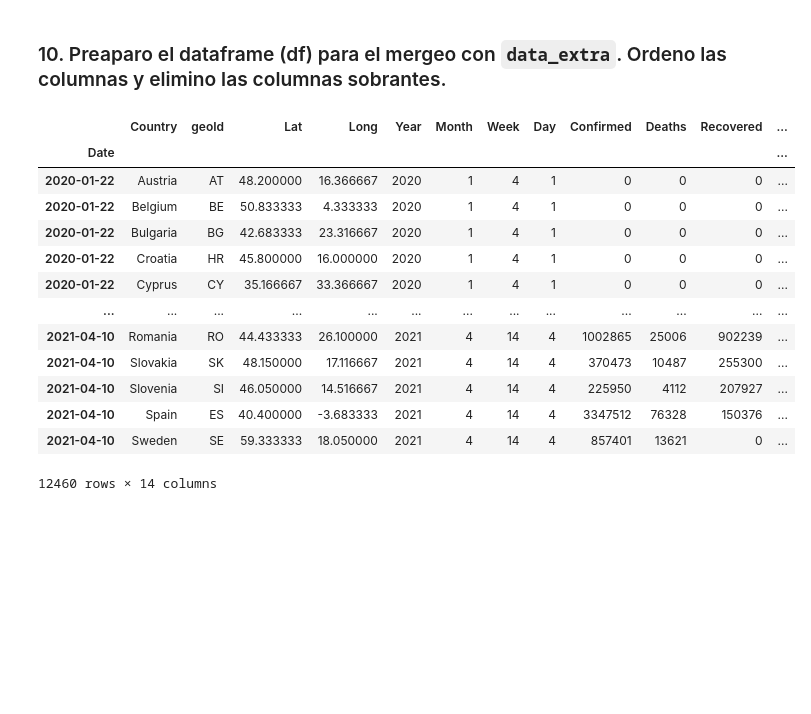
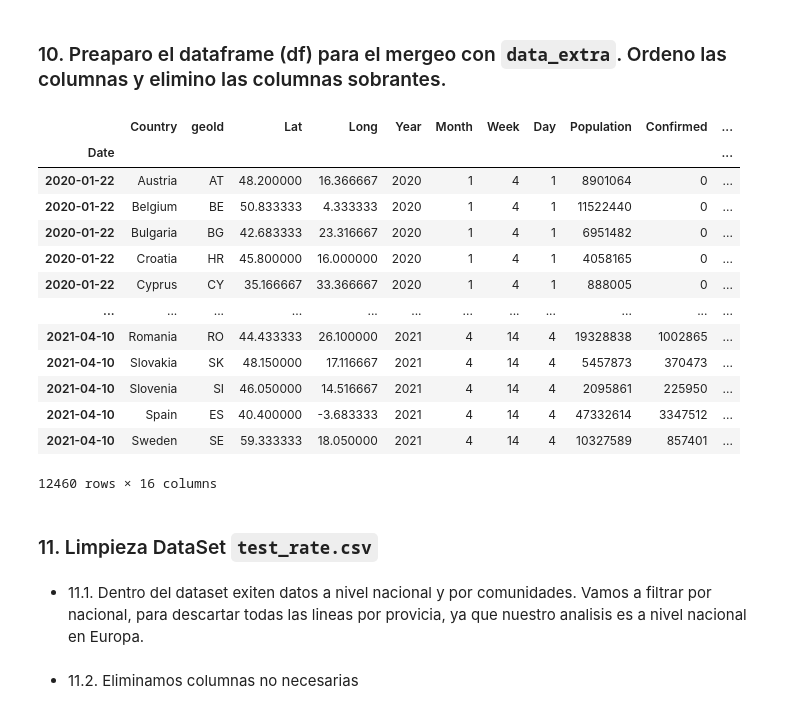
Before and after one commit to ParraCode/Core_Mid_Project-, a Jupyter notebook: data/data_cleaning.ipynb, the cells around one changed output. Drawn from its saved outputs; the diff is of its cells as text; code cells hidden in the pictures; blank space fills up the shorter version.

Commit message:
Feat: Dataframe enriquecido finalizado

```diff
--- a/data/data_cleaning.ipynb
+++ b/data/data_cleaning.ipynb
@@ -538,24 +508,32 @@ See the caveats in the documentation: https://pandas.pydata.org/pandas-docs/stab
 # %%
 # 	Confirmed	Deaths	Recovered	Lat	Long
 # 	popData2020	continentExp	Year	Month	Week	Week-Copy	Day	Year-Week	Year-Week-Copy
 df = df.drop(['continentExp'], axis=1)
 
 # Reordeno las Columnas
-df = df[['Country','geoId','Lat','Long','Year','Month','Week','Day','Confirmed','Deaths',
+df = df[['Country','geoId','Lat','Long','Year','Month','Week','Day','popData2020','Confirmed','Deaths',
          'Recovered','Week-Copy','Year-Week','Year-Week-Copy']]
+
+df = df.rename(columns={'popData2020':'Population'})
+df['Population'] = df['Population'].astype(int)
+df['id-merge'] = df['geoId']+df['Year-Week-Copy']
+
+#df.dtypes
 df
 # %% [output]
-|  | Country | geoId | Lat | Long | Year | Month | Week | Day | Confirmed | Deaths | Recovered | ... |
-| Date |  |  |  |  |  |  |  |  |  |  |  | ... |
-| 2020-01-22 | Austria | AT | 48.200000 | 16.366667 | 2020 | 1 | 4 | 1 | 0 | 0 | 0 | ... |
-| 2020-01-22 | Belgium | BE | 50.833333 | 4.333333 | 2020 | 1 | 4 | 1 | 0 | 0 | 0 | ... |
-| 2020-01-22 | Bulgaria | BG | 42.683333 | 23.316667 | 2020 | 1 | 4 | 1 | 0 | 0 | 0 | ... |
-| 2020-01-22 | Croatia | HR | 45.800000 | 16.000000 | 2020 | 1 | 4 | 1 | 0 | 0 | 0 | ... |
-| 2020-01-22 | Cyprus | CY | 35.166667 | 33.366667 | 2020 | 1 | 4 | 1 | 0 | 0 | 0 | ... |
-| ... | ... | ... | ... | ... | ... | ... | ... | ... | ... | ... | ... | ... |
-| 2021-04-10 | Romania | RO | 44.433333 | 26.100000 | 2021 | 4 | 14 | 4 | 1002865 | 25006 | 902239 | ... |
-| 2021-04-10 | Slovakia | SK | 48.150000 | 17.116667 | 2021 | 4 | 14 | 4 | 370473 | 10487 | 255300 | ... |
-| 2021-04-10 | Slovenia | SI | 46.050000 | 14.516667 | 2021 | 4 | 14 | 4 | 225950 | 4112 | 207927 | ... |
-| 2021-04-10 | Spain | ES | 40.400000 | -3.683333 | 2021 | 4 | 14 | 4 | 3347512 | 76328 | 150376 | ... |
-| 2021-04-10 | Sweden | SE | 59.333333 | 18.050000 | 2021 | 4 | 14 | 4 | 857401 | 13621 | 0 | ... |
+|  | Country | geoId | Lat | Long | Year | Month | Week | Day | Population | Confirmed | ... |
+| Date |  |  |  |  |  |  |  |  |  |  | ... |
+| 2020-01-22 | Austria | AT | 48.200000 | 16.366667 | 2020 | 1 | 4 | 1 | 8901064 | 0 | ... |
+| 2020-01-22 | Belgium | BE | 50.833333 | 4.333333 | 2020 | 1 | 4 | 1 | 11522440 | 0 | ... |
+| 2020-01-22 | Bulgaria | BG | 42.683333 | 23.316667 | 2020 | 1 | 4 | 1 | 6951482 | 0 | ... |
+| 2020-01-22 | Croatia | HR | 45.800000 | 16.000000 | 2020 | 1 | 4 | 1 | 4058165 | 0 | ... |
+| 2020-01-22 | Cyprus | CY | 35.166667 | 33.366667 | 2020 | 1 | 4 | 1 | 888005 | 0 | ... |
+| ... | ... | ... | ... | ... | ... | ... | ... | ... | ... | ... | ... |
+| 2021-04-10 | Romania | RO | 44.433333 | 26.100000 | 2021 | 4 | 14 | 4 | 19328838 | 1002865 | ... |
+| 2021-04-10 | Slovakia | SK | 48.150000 | 17.116667 | 2021 | 4 | 14 | 4 | 5457873 | 370473 | ... |
+| 2021-04-10 | Slovenia | SI | 46.050000 | 14.516667 | 2021 | 4 | 14 | 4 | 2095861 | 225950 | ... |
+| 2021-04-10 | Spain | ES | 40.400000 | -3.683333 | 2021 | 4 | 14 | 4 | 47332614 | 3347512 | ... |
+| 2021-04-10 | Sweden | SE | 59.333333 | 18.050000 | 2021 | 4 | 14 | 4 | 10327589 | 857401 | ... |
-12460 rows × 14 columns
+12460 rows × 16 columns
+# %% [markdown]
+### 11. Limpieza DataSet `test_rate.csv`
@@ -561,0 +542,2 @@ df
+# %% [markdown]
+- 11.1. Dentro del dataset exiten datos a nivel nacional y por comunidades. Vamos a filtrar por nacional, para descartar todas las lineas por provicia, ya que nuestro analisis es a nivel nacional en Europa.
@@ -561,0 +548,2 @@ df
+# %% [markdown]
+- 11.2. Eliminamos columnas no necesarias
```
Also changed, not shown: parts of 21 cells of this notebook.
